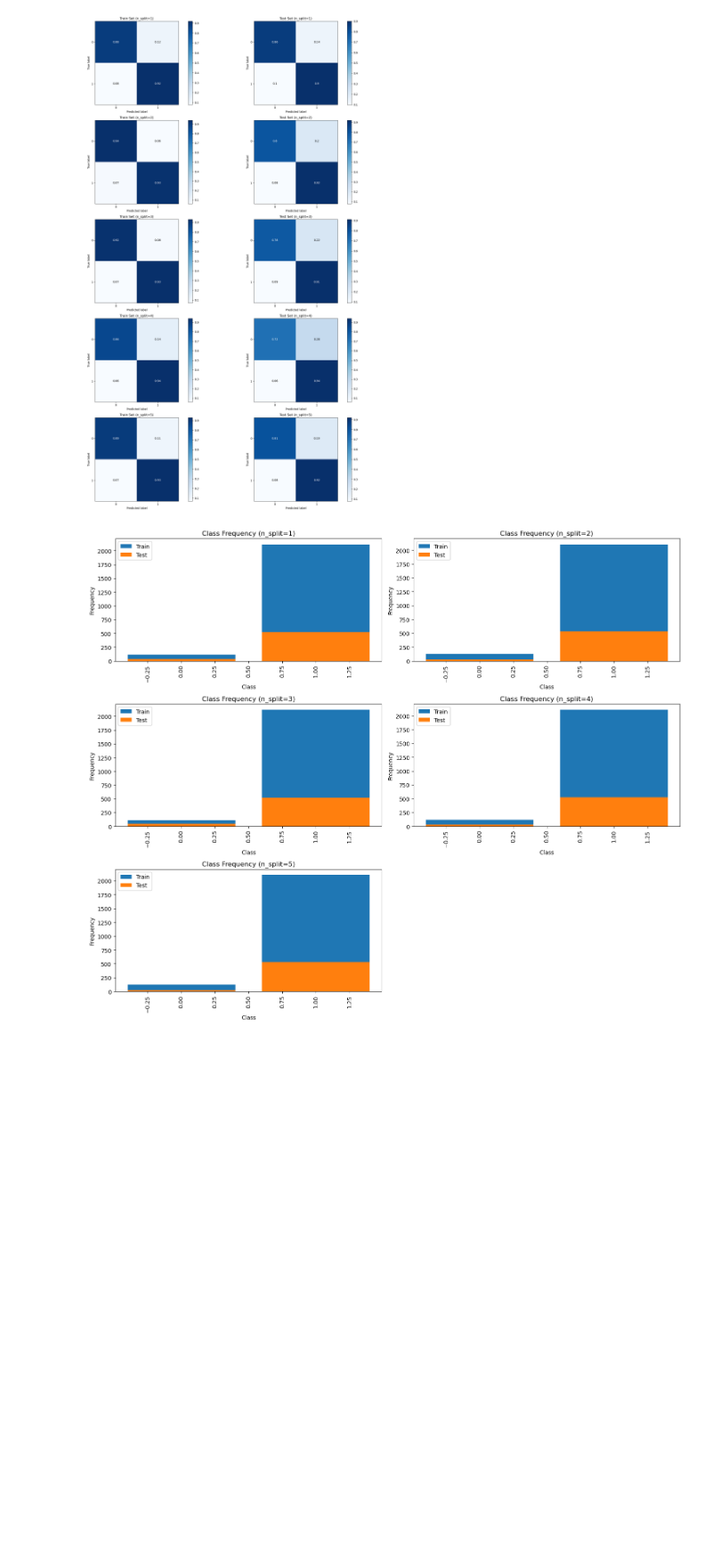
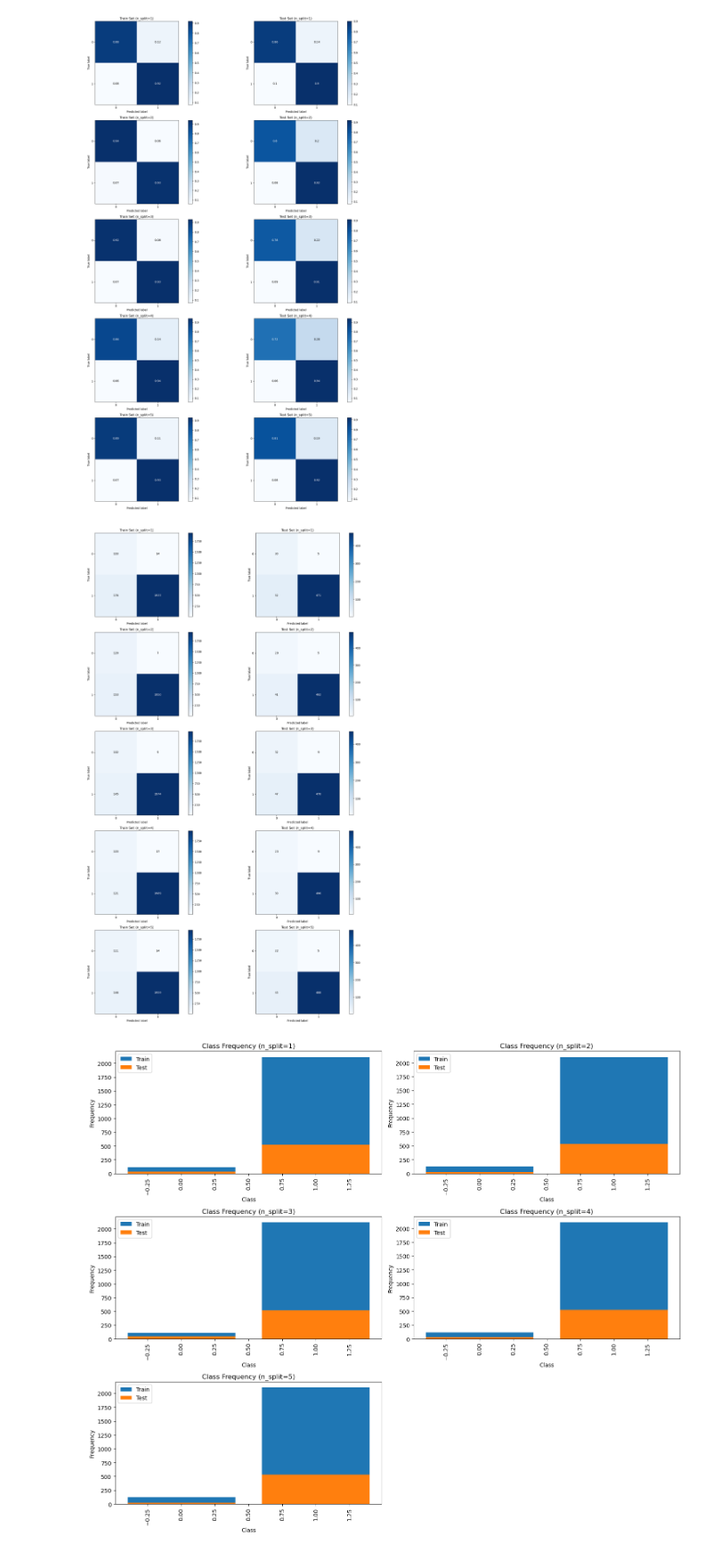
Before and after one commit to singjc/MetagenPipe, a Jupyter notebook: src/LogisticRegressionCV_PCA_Healthy_v_ACVD.ipynb, the cells around one changed output. Shown at 89% size. Cells and saved outputs as stored; diff of their text form; code cells hidden in the pictures; blank space fills up the shorter version.

Commit message:
modified LogisticRegressionCV_PCA_Healthy_v_ACVD.ipynb to plot contingency matrix counts, save + load trained models

```diff
--- a/src/LogisticRegressionCV_PCA_Healthy_v_ACVD.ipynb
+++ b/src/LogisticRegressionCV_PCA_Healthy_v_ACVD.ipynb
@@ -70,15 +79,34 @@ FeatMeta
 def RECALL_SCORE(y_pred, y_true):
     return(metrics.recall_score(y_pred, y_true, average='macro'))
 
-# random seed here deals with model initialization
-MyLogistic = LM.LogisticRegressionCV(random_state = 42, class_weight='balanced', Cs = np.exp(-np.arange(-10, 10)),
-                                     solver='saga', penalty='elasticnet', l1_ratios=np.arange(0, 1.10, 0.10),
-                                    scoring=metrics.make_scorer(RECALL_SCORE))
-MyTrainer = Trainer(model = MyLogistic, scale_X = True, use_pca = True, n_components=100)
-# random seed used in class definition is not used in final output models
-MyTrainTester = TrainTester(MyTrainer, RECALL_SCORE)
-# note that random seed here affects sequence of seeds passed to making new TrainTester objects
-# using LRTrainTester as template. Thus, you have all settings but seed affecting sample split
-# across all data splits
+retrain = True
 n_splits = 5
-MyMultiTrainTester = MultiTrainTester(MyTrainTester, numpy_rand_seed = 42, n_splits = n_splits)
+out_path = os.path.join(out_dir, 'MyMultiTrainTester.pk')
+
+if retrain:
+    # clear previous results, if any
+    if os.path.exists(out_dir):
+        os.system('rm -rf ' + out_dir)
+    os.mkdir(out_dir)
+    # random seed here deals with model initialization
+    MyLogistic = LM.LogisticRegressionCV(random_state = 42, class_weight='balanced', Cs = np.exp(-np.arange(-10, 10)),
+                                         solver='saga', penalty='elasticnet', l1_ratios=np.arange(0, 1.10, 0.10),
+                                        scoring=metrics.make_scorer(RECALL_SCORE))
+    MyTrainer = Trainer(model = MyLogistic, scale_X = True, use_pca = True, n_components=100)
+    # random seed used in class definition is not used in final output models
+    MyTrainTester = TrainTester(MyTrainer, RECALL_SCORE)
+    # note that random seed here affects sequence of seeds passed to making new TrainTester objects
+    # using LRTrainTester as template. Thus, you have all settings but seed affecting sample split
+    # across all data splits
+    MyMultiTrainTester = MultiTrainTester(MyTrainTester, numpy_rand_seed = 42, n_splits = n_splits)
+    MyMultiTrainTester.train(X, y)
+    # save results
+    outfile = open(out_path,'wb')
+    pk.dump(MyMultiTrainTester, outfile)
+    outfile.close()
+
+else:
+    # load previous results
+    infile = open(out_path,'rb')
+    MyMultiTrainTester = pk.load(infile)
+    infile.close()
@@ -88,2 +128,0 @@ y = y.astype('int64')
-# %%
-MyMultiTrainTester.train(MatrixData, y)
@@ -150,6 +173,10 @@ pd.DataFrame(hyperparams)
 MyMultiTrainTester.plot_confusion(normalize=True)
 # %% [output]
 [figure]
+# %%
+MyMultiTrainTester.plot_confusion(normalize=False)
+# %% [output]
+[figure, added]
 # %%
 MyMultiTrainTester.plot_class_freq(normalize=True)
 # %% [output]
```
Also changed, not shown: parts of 24 cells of this notebook.
